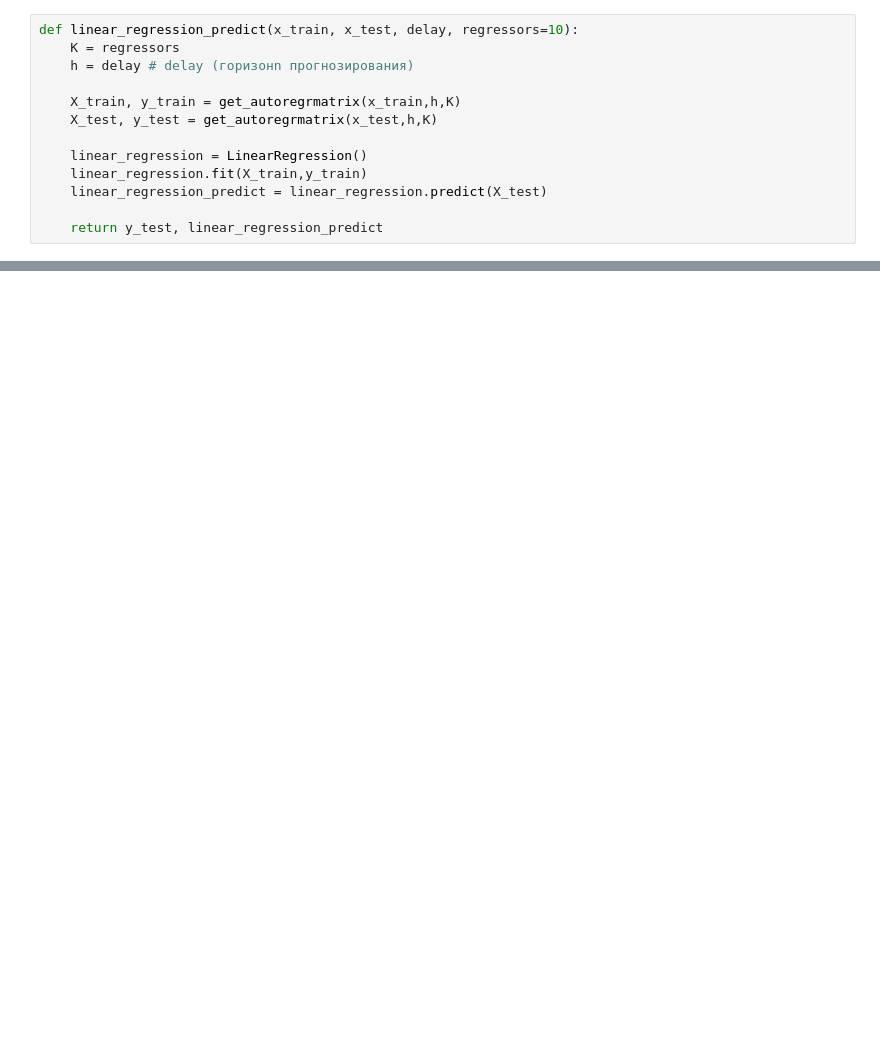
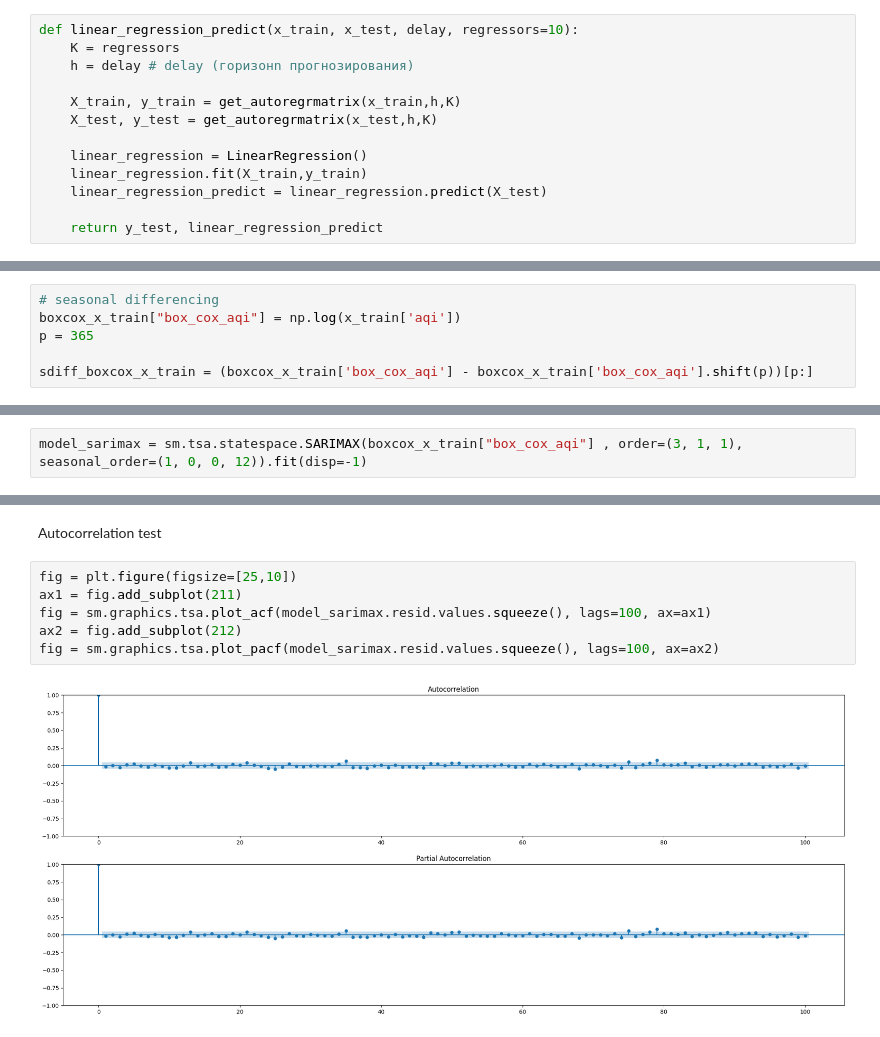
Before and after one commit to dmitry-chvdr/air_quality, a Jupyter notebook: model.ipynb, the cells around one changed output, grey strips where cells are left out. Saved outputs shown, nothing was run; the diff lists cells and outputs as text; blank space fills up the shorter version.

Commit message:
add sarima to model

```diff
--- a/model.ipynb
+++ b/model.ipynb
@@ -64,0 +138,6 @@ f"MSE: {mean_squared_error(y_test, y_predict)}", f"MAE: {mean_absolute_error(y_t
+# %%
+# seasonal differencing
+boxcox_x_train["box_cox_aqi"] = np.log(x_train['aqi'])
+p = 365
+
+sdiff_boxcox_x_train = (boxcox_x_train['box_cox_aqi'] - boxcox_x_train['box_cox_aqi'].shift(p))[p:]
@@ -64,0 +168,2 @@ f"MSE: {mean_squared_error(y_test, y_predict)}", f"MAE: {mean_absolute_error(y_t
+# %%
+model_sarimax = sm.tsa.statespace.SARIMAX(boxcox_x_train["box_cox_aqi"] , order=(3, 1, 1), seasonal_order=(1, 0, 0, 12)).fit(disp=-1)
@@ -64,0 +190,10 @@ f"MSE: {mean_squared_error(y_test, y_predict)}", f"MAE: {mean_absolute_error(y_t
+# %% [markdown]
+Autocorrelation test
+# %%
+fig = plt.figure(figsize=[25,10])
+ax1 = fig.add_subplot(211)
+fig = sm.graphics.tsa.plot_acf(model_sarimax.resid.values.squeeze(), lags=100, ax=ax1)
+ax2 = fig.add_subplot(212)
+fig = sm.graphics.tsa.plot_pacf(model_sarimax.resid.values.squeeze(), lags=100, ax=ax2)
+# %% [output]
+[figure, added]
```
Also changed, not shown: parts of 29 cells of this notebook.
